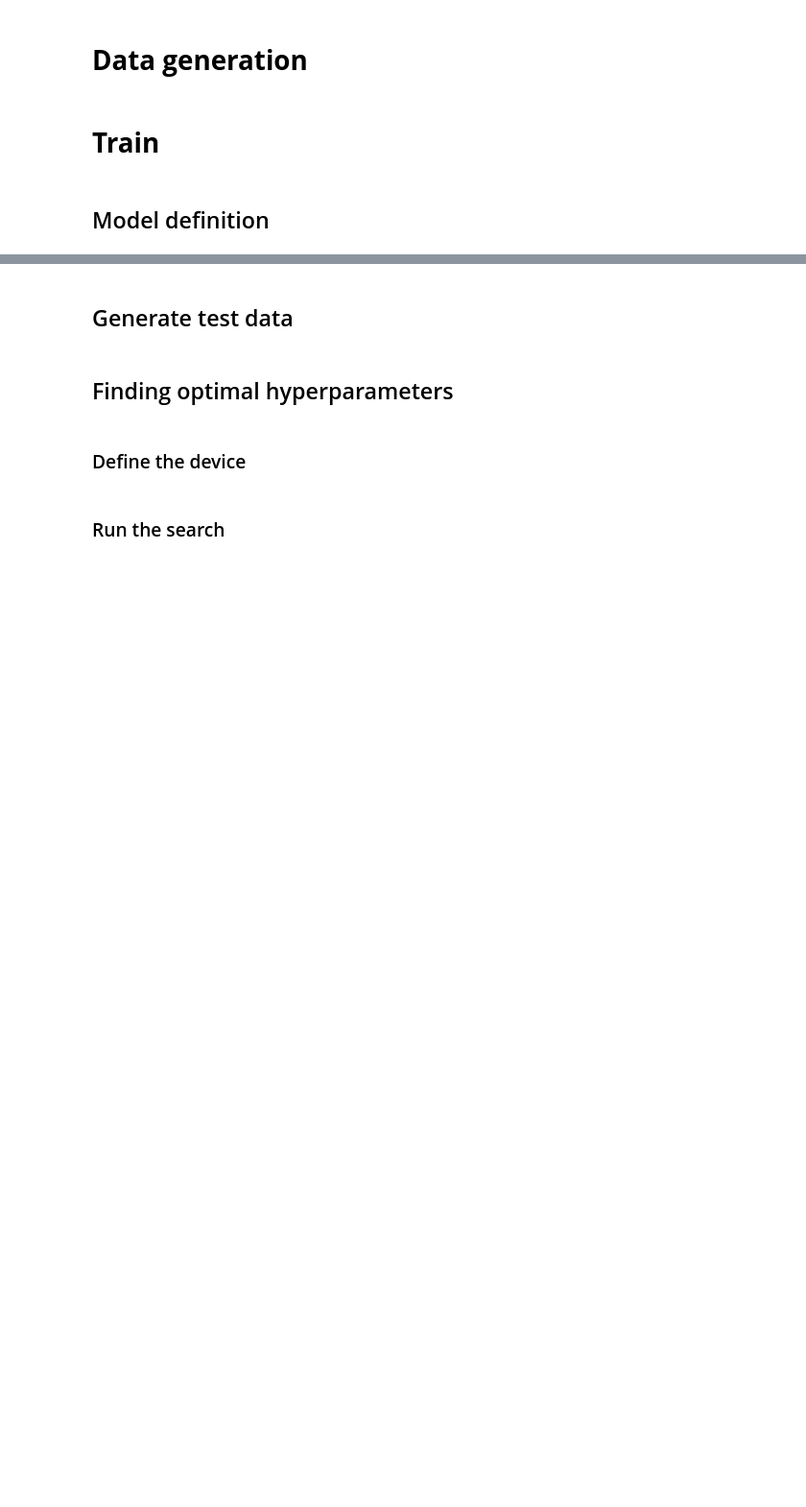
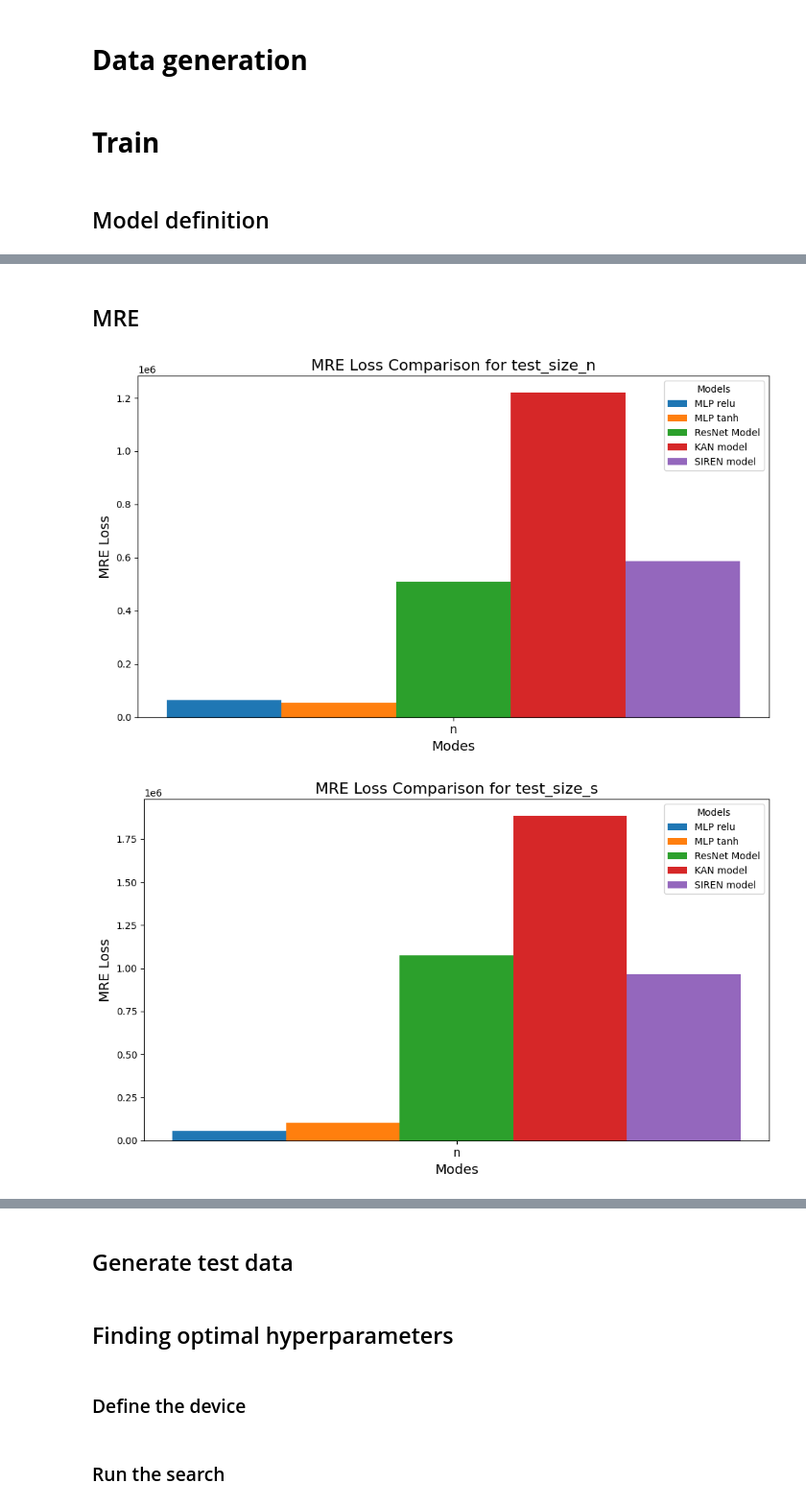
Before and after one commit to st43r/BlackFormulaApproximation, a Jupyter notebook: Black Model.ipynb, the cells around one changed output, grey strips where cells are left out. Shown at 96% size. Saved outputs shown, nothing was run; the diff lists cells and outputs as text; code cells hidden in the pictures; blank space fills up the shorter version.

```diff
--- a/Black Model.ipynb
+++ b/Black Model.ipynb
@@ -360,0 +1063,31 @@ class BlackScholesNet(nn.Module):
+# %% [markdown]
+## MRE
+# %%
+for size in test_data.keys():
+	test_size = test_data[size]
+	models = list(test_size.keys())
+	modes = list(next(iter(test_size.values())).keys())
+	mre_loss = {model: [test_size[model][mode]['mre'] for mode in modes] for model in models}
+
+	x = np.arange(len(modes))
+	width = 0.2
+	fig, ax = plt.subplots(figsize=(10, 6))
+
+	for i, model in enumerate(models):
+		ax.bar(x + i * width, mre_loss[model], width, label=model)
+
+	ax.set_xticks(x + width * (len(models) - 1) / 2)
+	ax.set_xticklabels(modes, fontsize=12)
+	ax.set_xlabel('Modes', fontsize=14)
+	ax.set_ylabel('MRE Loss', fontsize=14)
+	ax.set_title(f"MRE Loss Comparison for {size}", fontsize=16)
+	ax.legend(title='Models')
+
+	plt.tight_layout()
+	folder_path = "graphs/mre"
+	os.makedirs(folder_path, exist_ok=True)
+	plt.savefig(f"{folder_path}/{size}")
+	plt.show()
+# %% [output]
+[figure, added]
+[figure, added]
```
Also changed, not shown: parts of 181 cells of this notebook, 2 other files.
